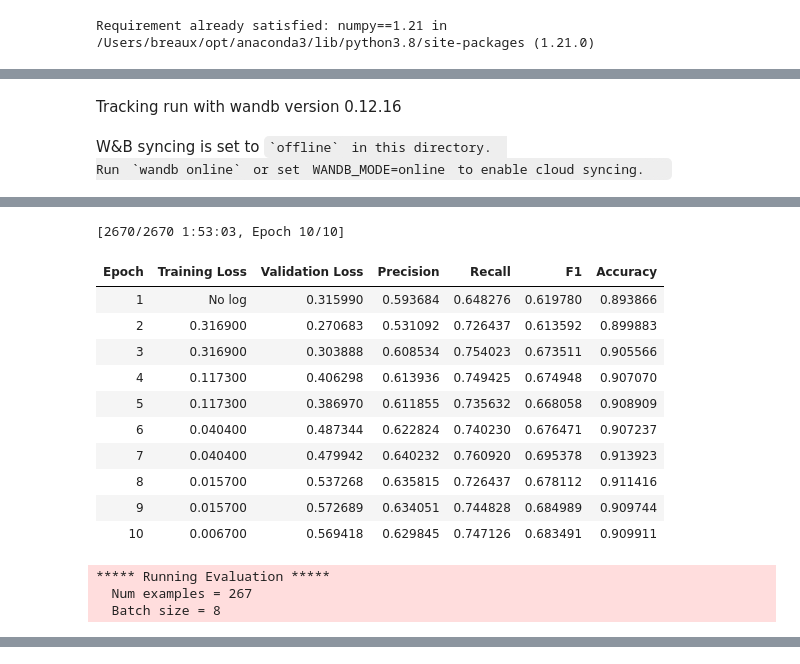
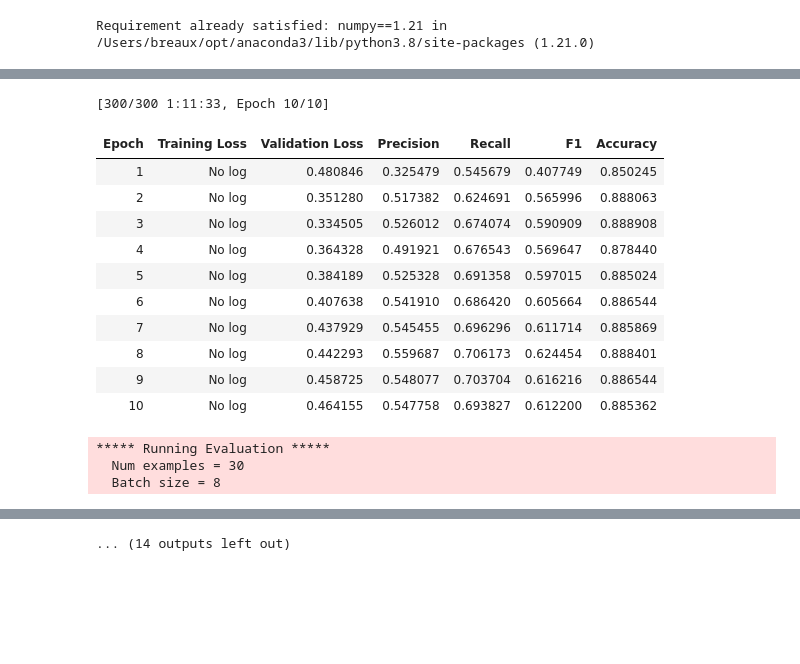
Before and after one commit to cmu-relab/scenario_risk_scores, a Jupyter notebook: models/BERT-based NER Training.ipynb, the cells around one changed output, grey strips where cells are left out. Cells and saved outputs as stored; diff of their text form; code cells hidden in the pictures; blank space fills up the shorter version.

```diff
--- a/models/BERT-based NER Training.ipynb
+++ b/models/BERT-based NER Training.ipynb
@@ -89,9 +89,9 @@ def tokenize_and_align_labels(examples, **kwargs):
     '''
     tokenizer = kwargs['tokenizer']
     tokenized_inputs = tokenizer(
-        examples["tokens"], truncation=True, is_split_into_words=True
+        examples["words"], truncation=True, is_split_into_words=True
     )
-    all_labels = examples["ner_tags"]
+    all_labels = examples["tags"]
     new_labels = []
     for i, labels in enumerate(all_labels):
         word_ids = tokenized_inputs.word_ids(i)
@@ -130,7 +130,7 @@ def compute_metrics(eval_preds):
 #DATASET_PATH = '../datasets/scenarios-labeled.json'
 #raw_datasets = load_dataset(DATASET_PATH, [0.8, 0.1, 0.1])
 
-ner_feature = raw_datasets["train"].features["ner_tags"]
+ner_feature = prepared_data["train"].features["tags"]
 label_names = ner_feature.feature.names
 # %%
 from transformers import AutoTokenizer, AutoModelForTokenClassification
@@ -141,15 +141,15 @@ from transformers import Trainer, TrainingArguments
 # tokenize the data for fine-tuning the bert-base-NER model
 model_checkpoint = "dslim/bert-base-NER"
 tokenizer = AutoTokenizer.from_pretrained(model_checkpoint)
-tokenized_datasets = raw_datasets.map(
+tokenized_datasets = prepared_data.map(
     tokenize_and_align_labels,
-    batched=True,
-    remove_columns=raw_datasets["train"].column_names,
-    fn_kwargs={'tokenizer': tokenizer}
+    batched = True,
+    remove_columns = prepared_data["train"].column_names,
+    fn_kwargs = {'tokenizer': tokenizer}
 )
 
 # setup collator and evalation metric
-data_collator = DataCollatorForTokenClassification(tokenizer=tokenizer)
+data_collator = DataCollatorForTokenClassification(tokenizer = tokenizer)
 
 # define the model initialization
 id2label = {i: label for i, label in enumerate(label_names)}
@@ -158,30 +158,30 @@ label2id = {v: k for k, v in id2label.items()}
 def model_init():
     return AutoModelForTokenClassification.from_pretrained(
             model_checkpoint,
-            id2label=id2label,
-            label2id=label2id,
-            ignore_mismatched_sizes=True
+            id2label = id2label,
+            label2id = label2id,
+            ignore_mismatched_sizes = True
         )
 
 # train the model
 args = TrainingArguments(
     "bert-finetuned-ner",
-    evaluation_strategy="epoch",
-    save_strategy="epoch",
-    learning_rate=2e-5,
-    num_train_epochs=10,
-    weight_decay=0.01,
-    push_to_hub=False,
+    evaluation_strategy = "epoch",
+    save_strategy = "epoch",
+    learning_rate = 2e-5,
+    num_train_epochs = 10,
+    weight_decay = 0.01,
+    push_to_hub = False,
 )
 trainer = Trainer(
     # model=model,
     model_init = model_init,
-    args=args,
-    train_dataset=tokenized_datasets["train"],
-    eval_dataset=tokenized_datasets["validation"],
-    data_collator=data_collator,
-    compute_metrics=compute_metrics,
-    tokenizer=tokenizer,
+    args = args,
+    train_dataset = tokenized_datasets["train"],
+    eval_dataset = tokenized_datasets["validation"],
+    data_collator = data_collator,
+    compute_metrics = compute_metrics,
+    tokenizer = tokenizer,
 )
 
 # set dependencies for the train() function to complete
@@ -212,3 +211,0 @@ Automatic Weights & Biases logging enabled, to disable set os.environ["WANDB_DIS
-Tracking run with wandb version 0.12.16
-W&B syncing is set to `offline` in this directory.
-Run `wandb online` or set WANDB_MODE=online to enable cloud syncing.
@@ -215,18 +228,18 @@ Run `wandb online` or set WANDB_MODE=online to enable cloud syncing.
 You're using a BertTokenizerFast tokenizer. Please note that with a fast tokenizer, using the `__call__` method is faster than using a method to encode the text followed by a call to the `pad` method  ...
-[2670/2670 1:53:03, Epoch 10/10]
+[300/300 1:11:33, Epoch 10/10]
 | Epoch | Training Loss | Validation Loss | Precision | Recall | F1 | Accuracy |
-| 1 | No log | 0.315990 | 0.593684 | 0.648276 | 0.619780 | 0.893866 |
-| 2 | 0.316900 | 0.270683 | 0.531092 | 0.726437 | 0.613592 | 0.899883 |
-| 3 | 0.316900 | 0.303888 | 0.608534 | 0.754023 | 0.673511 | 0.905566 |
-| 4 | 0.117300 | 0.406298 | 0.613936 | 0.749425 | 0.674948 | 0.907070 |
-| 5 | 0.117300 | 0.386970 | 0.611855 | 0.735632 | 0.668058 | 0.908909 |
-| 6 | 0.040400 | 0.487344 | 0.622824 | 0.740230 | 0.676471 | 0.907237 |
-| 7 | 0.040400 | 0.479942 | 0.640232 | 0.760920 | 0.695378 | 0.913923 |
-| 8 | 0.015700 | 0.537268 | 0.635815 | 0.726437 | 0.678112 | 0.911416 |
-| 9 | 0.015700 | 0.572689 | 0.634051 | 0.744828 | 0.684989 | 0.909744 |
-| 10 | 0.006700 | 0.569418 | 0.629845 | 0.747126 | 0.683491 | 0.909911 |
+| 1 | No log | 0.480846 | 0.325479 | 0.545679 | 0.407749 | 0.850245 |
+| 2 | No log | 0.351280 | 0.517382 | 0.624691 | 0.565996 | 0.888063 |
+| 3 | No log | 0.334505 | 0.526012 | 0.674074 | 0.590909 | 0.888908 |
+| 4 | No log | 0.364328 | 0.491921 | 0.676543 | 0.569647 | 0.878440 |
+| 5 | No log | 0.384189 | 0.525328 | 0.691358 | 0.597015 | 0.885024 |
+| 6 | No log | 0.407638 | 0.541910 | 0.686420 | 0.605664 | 0.886544 |
+| 7 | No log | 0.437929 | 0.545455 | 0.696296 | 0.611714 | 0.885869 |
+| 8 | No log | 0.442293 | 0.559687 | 0.706173 | 0.624454 | 0.888401 |
+| 9 | No log | 0.458725 | 0.548077 | 0.703704 | 0.616216 | 0.886544 |
+| 10 | No log | 0.464155 | 0.547758 | 0.693827 | 0.612200 | 0.885362 |
 ***** Running Evaluation *****
-  Num examples = 267
+  Num examples = 30
   Batch size = 8
               precision    recall  f1-score   support
 
@@ -275,3 +304,4 @@ weighted avg       0.63      0.75      0.69       435
+... (14 outputs left out)
 # %%
 from transformers import AutoTokenizer, AutoModelForTokenClassification
 from transformers import pipeline
```
Also changed, not shown: parts of 5 cells of this notebook, 6 other files.
